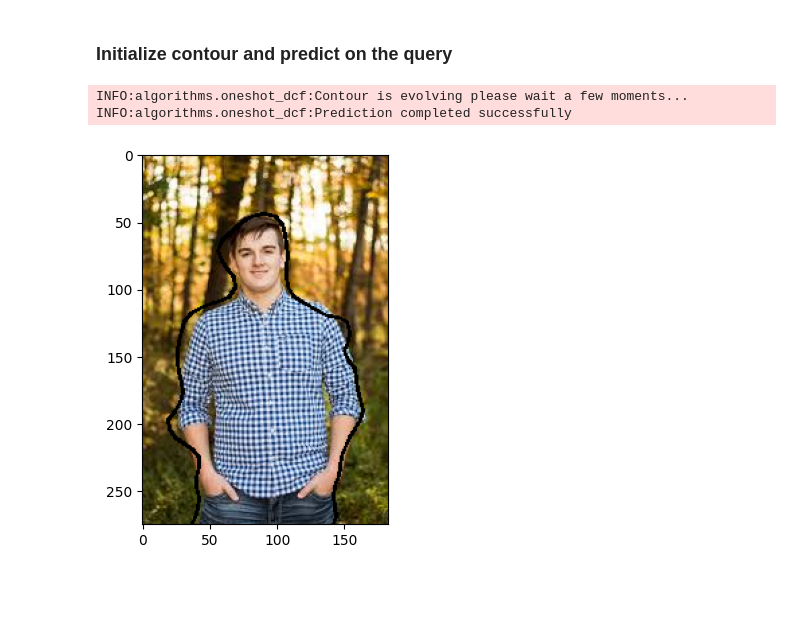
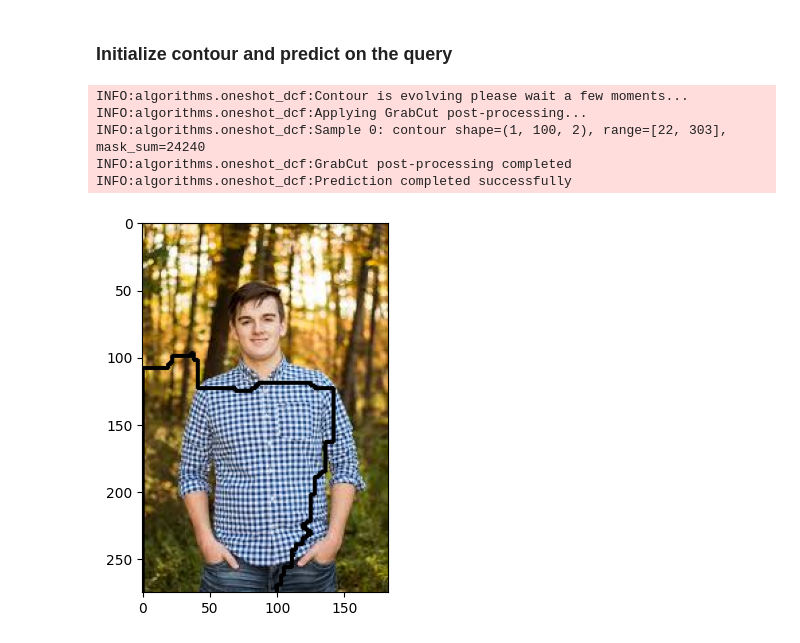
Before and after one commit to antoinehabis/Deep-ContourFlow, a Jupyter notebook: example/oneshot_dcf.ipynb, the cells around one changed output. Drawn from its saved outputs; the diff is of its cells as text; code cells hidden in the pictures; blank space fills up the shorter version.

```diff
--- a/example/oneshot_dcf.ipynb
+++ b/example/oneshot_dcf.ipynb
@@ -39,13 +39,14 @@ plt.show()
 # %%
 dcf = DCF(
     n_epochs=150,
-    nb_augment=50,
+    nb_augment=5,
     learning_rate=1,
     clip=1e-2,
     sigma=1,
     lambda_area=1.,
     exponential_decay=0.999,
     thresh=1e-2,
+    do_apply_grabcut=True
 )
 # %% [output]
 INFO:algorithms.oneshot_dcf:DCF initialized with 150 epochs, lr=1, device=cpu
@@ -86,17 +87,20 @@ contour_init = torch.tensor(contour_init)[None, None]
 # %%
 contours, score, tots, energies = dcf.predict(tensor_query,
                                                contour_init)
 
 
-contour_to_display = (contours[0]).astype(int)
+contour_to_display = (contours[-1]).astype(int)
 new_img = cv2.drawContours((((img/np.max(img))*255).astype(np.uint8)).copy(),
                         [contour_to_display],
                         0,
                         color = 1,
                         thickness=2)
 plt.imshow(new_img)
 plt.show()
 # %% [output]
 INFO:algorithms.oneshot_dcf:Contour is evolving please wait a few moments...
+INFO:algorithms.oneshot_dcf:Applying GrabCut post-processing...
+INFO:algorithms.oneshot_dcf:Sample 0: contour shape=(1, 100, 2), range=[22, 303], mask_sum=24240
+INFO:algorithms.oneshot_dcf:GrabCut post-processing completed
 INFO:algorithms.oneshot_dcf:Prediction completed successfully
-[figure, old version]
+[figure, new version]
```
Also changed, not shown: 6 other files.
